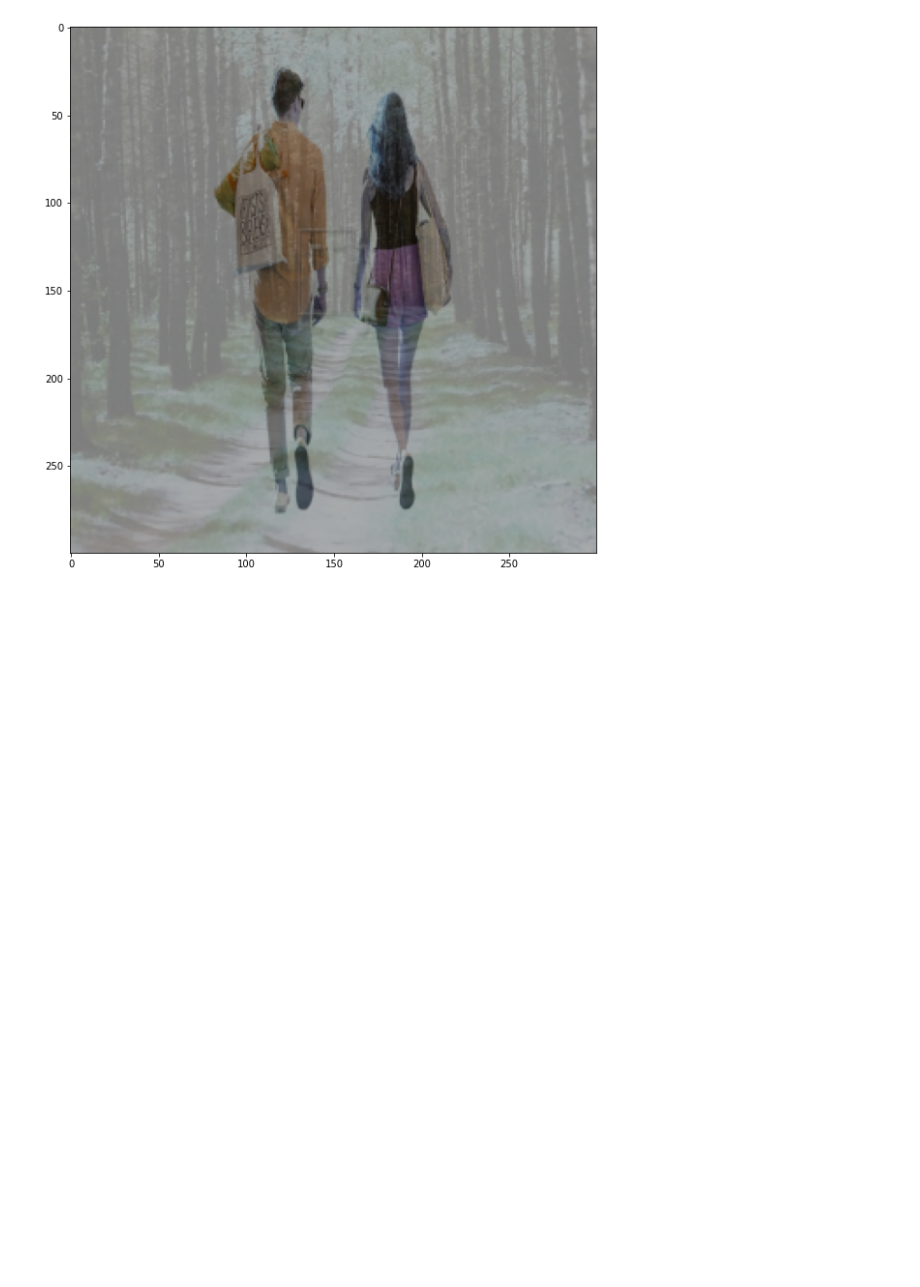
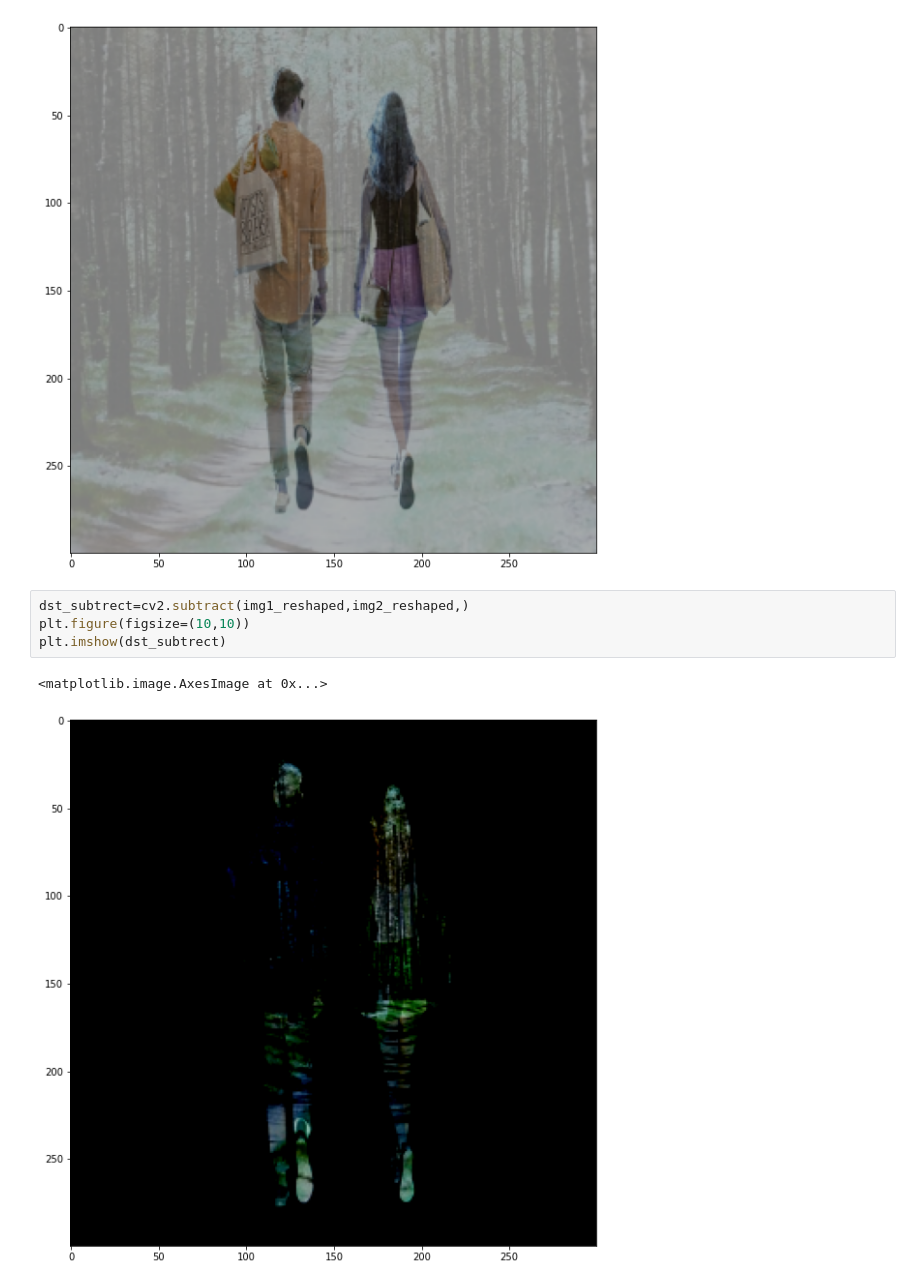
Before and after one commit to MaKaylajb/Mat4906-ML, a Jupyter notebook: images_for_python-2/images_for_python_code.ipynb, the cells around one changed output. Cells and saved outputs as stored; diff of their text form; blank space fills up the shorter version.

```diff
--- a/images_for_python-2/images_for_python_code.ipynb
+++ b/images_for_python-2/images_for_python_code.ipynb
@@ -55,3 +55,10 @@ plt.imshow(dst)
 # %% [output]
 <matplotlib.image.AxesImage at 0x...>
 [figure]
+# %%
+dst_subtrect=cv2.subtract(img1_reshaped,img2_reshaped,)
+plt.figure(figsize=(10,10))
+plt.imshow(dst_subtrect)
+# %% [output]
+<matplotlib.image.AxesImage at 0x...>
+[figure, added]
```
